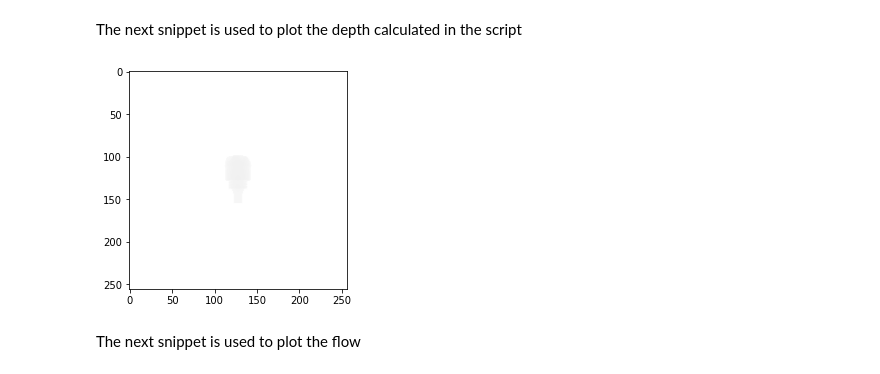
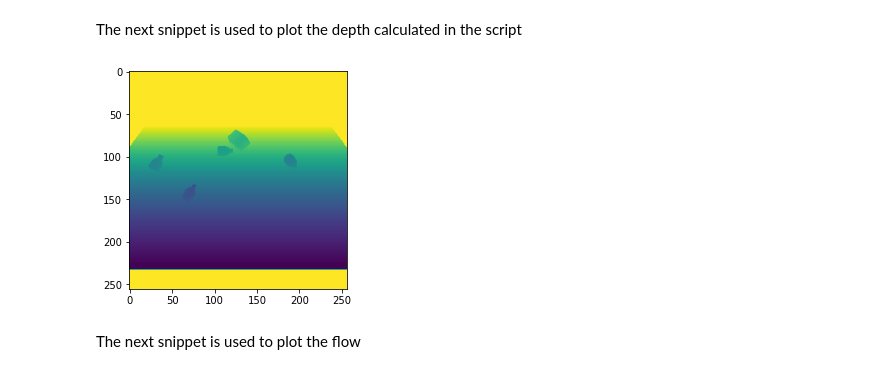
Before and after one commit to onorabil/blenderRenderer, a Jupyter notebook: PreviewData.ipynb, the cells around one changed output. Cells and saved outputs as stored; diff of their text form; code cells hidden in the pictures.

```diff
--- a/PreviewData.ipynb
+++ b/PreviewData.ipynb
@@ -35,13 +34,13 @@ def exr2depth(path):
 
     return img
 # %%
-depth_data = exr2depth("./out/0000_000000depth.exr")
+depth_data = exr2depth("./out/0000_000000depth_L.exr")
 
 fig = plt.figure()
 plt.imshow(depth_data)
 plt.show()
 # %% [output]
-[figure, old version]
+[figure, new version]
 # %% [markdown]
 The next snippet is used to plot the flow
 # %%
```
Also changed, not shown: parts of 7 cells of this notebook, 3 other files.
